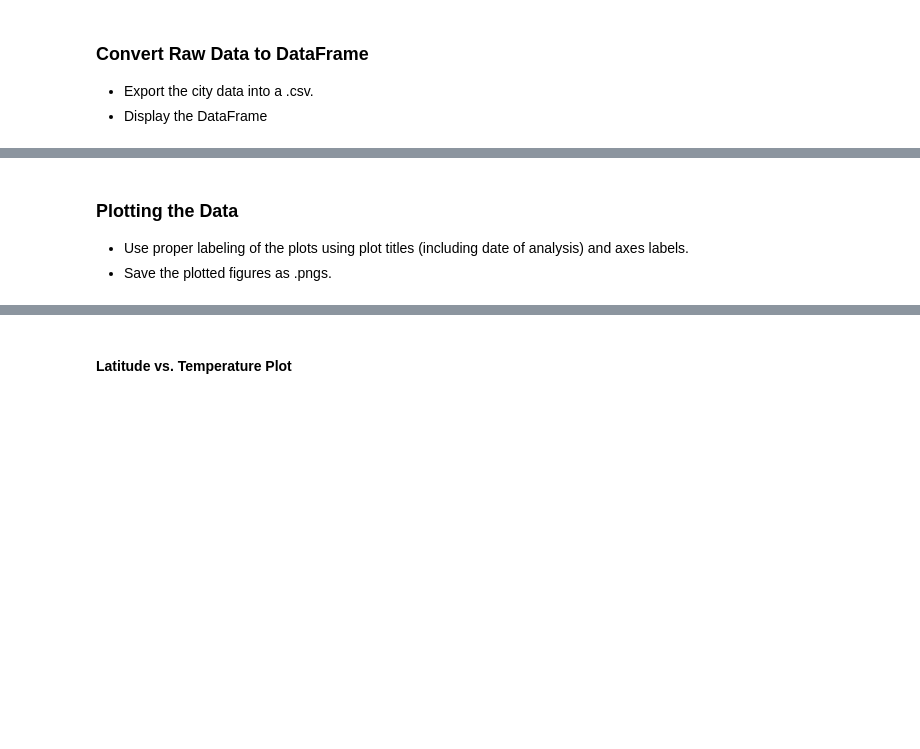
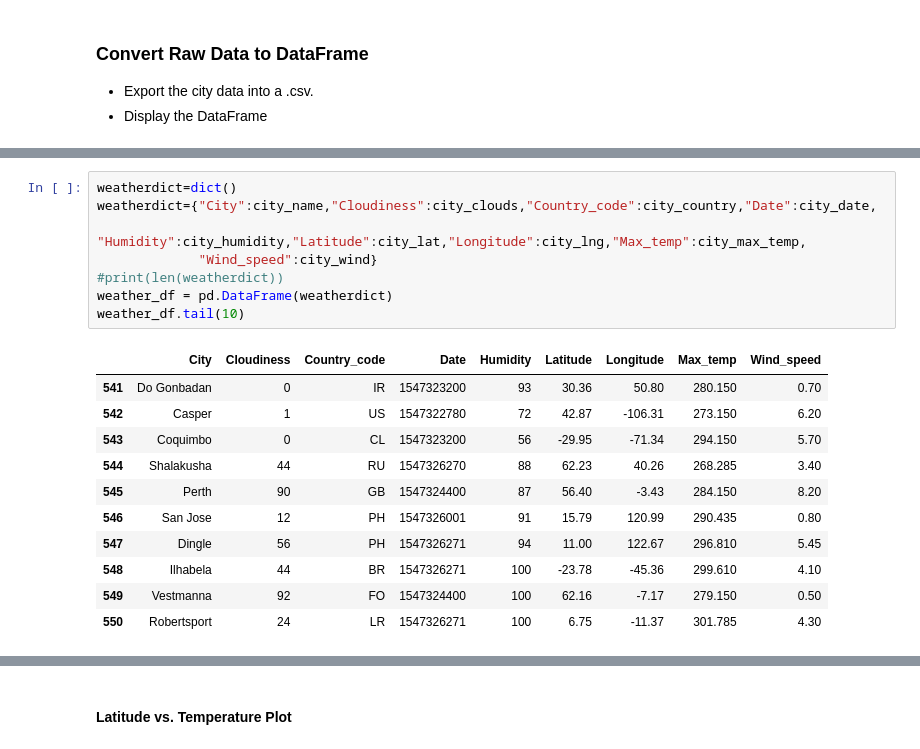
Before and after one commit to xjarodx/PythonandAPIs, a Jupyter notebook: starter_code/WeatherPy.ipynb, the cells around one changed output, grey strips where cells are left out. Saved outputs shown, nothing was run; the diff lists cells and outputs as text; blank space fills up the shorter version.

```diff
--- a/starter_code/WeatherPy.ipynb
+++ b/starter_code/WeatherPy.ipynb
@@ -147,4 +137,20 @@ dtype: int64
-# %% [markdown]
-### Plotting the Data
-* Use proper labeling of the plots using plot titles (including date of analysis) and axes labels.
-* Save the plotted figures as .pngs.
+# %%
+weatherdict=dict()
+weatherdict={"City":city_name,"Cloudiness":city_clouds,"Country_code":city_country,"Date":city_date,
+             "Humidity":city_humidity,"Latitude":city_lat,"Longitude":city_lng,"Max_temp":city_max_temp,
+             "Wind_speed":city_wind}
+#print(len(weatherdict))
+weather_df = pd.DataFrame(weatherdict)
+weather_df.tail(10)
+# %% [output]
+|  | City | Cloudiness | Country_code | Date | Humidity | Latitude | Longitude | Max_temp | Wind_speed |
+| 541 | Do Gonbadan | 0 | IR | 1547323200 | 93 | 30.36 | 50.80 | 280.150 | 0.70 |
+| 542 | Casper | 1 | US | 1547322780 | 72 | 42.87 | -106.31 | 273.150 | 6.20 |
+| 543 | Coquimbo | 0 | CL | 1547323200 | 56 | -29.95 | -71.34 | 294.150 | 5.70 |
+| 544 | Shalakusha | 44 | RU | 1547326270 | 88 | 62.23 | 40.26 | 268.285 | 3.40 |
+| 545 | Perth | 90 | GB | 1547324400 | 87 | 56.40 | -3.43 | 284.150 | 8.20 |
+| 546 | San Jose | 12 | PH | 1547326001 | 91 | 15.79 | 120.99 | 290.435 | 0.80 |
+| 547 | Dingle | 56 | PH | 1547326271 | 94 | 11.00 | 122.67 | 296.810 | 5.45 |
+| 548 | Ilhabela | 44 | BR | 1547326271 | 100 | -23.78 | -45.36 | 299.610 | 4.10 |
+| 549 | Vestmanna | 92 | FO | 1547324400 | 100 | 62.16 | -7.17 | 279.150 | 0.50 |
+| 550 | Robertsport | 24 | LR | 1547326271 | 100 | 6.75 | -11.37 | 301.785 | 4.30 |
```
Also changed, not shown: parts of 10 cells of this notebook, 3 other files.
